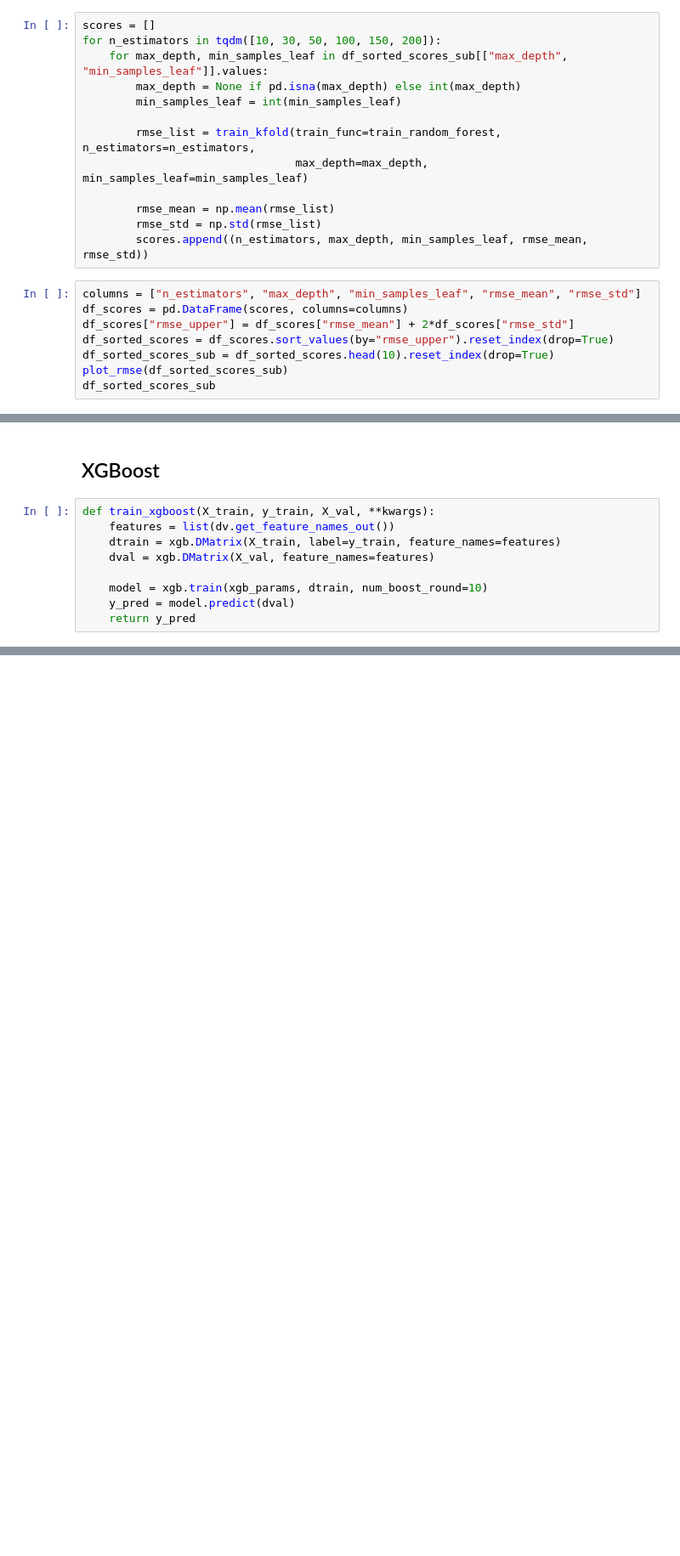
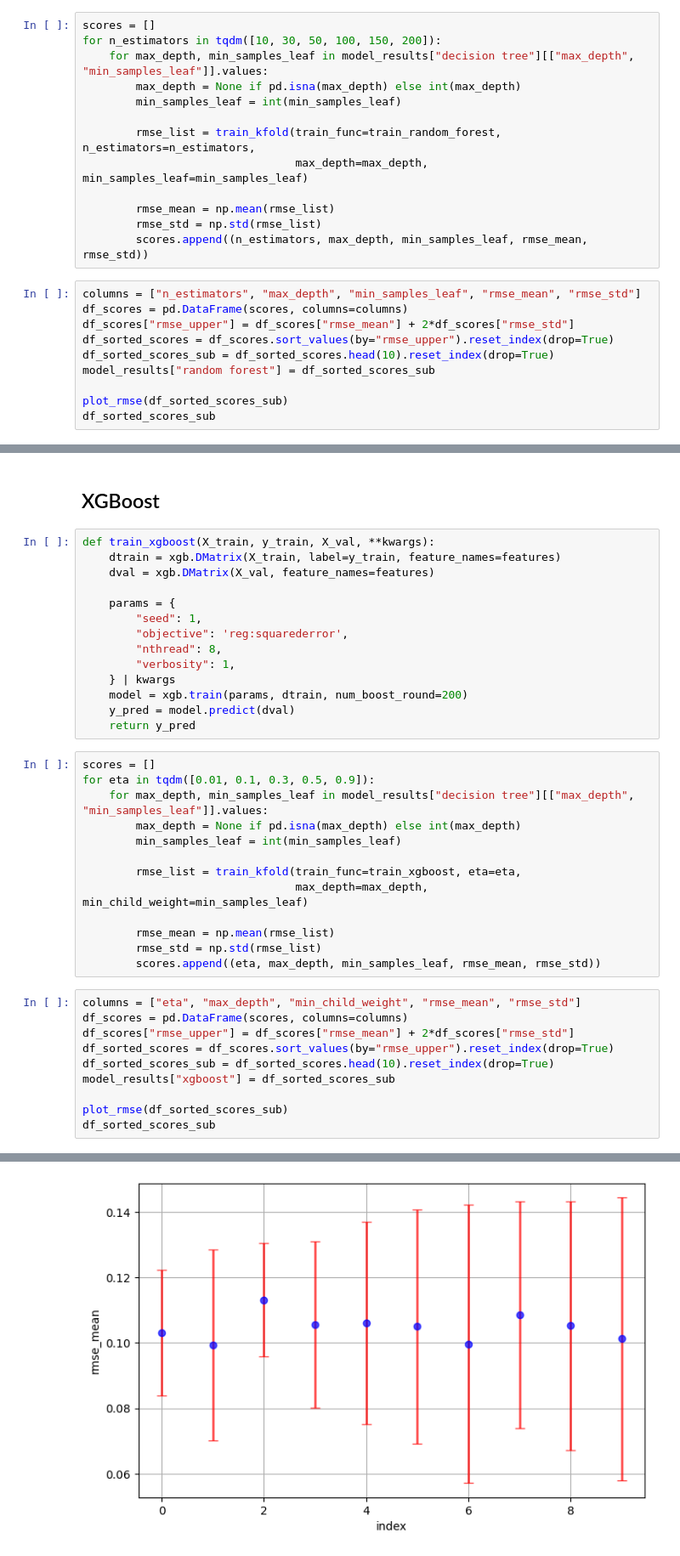
Before and after one commit to spencer18001/ml_zoomcamp_project_2024_midterm, a Jupyter notebook: Notebook/notebook.ipynb, the cells around one changed output, grey strips where cells are left out. Shown at 85% size. Drawn from its saved outputs; the diff is of its cells as text; blank space fills up the shorter version.

```diff
--- a/Notebook/notebook.ipynb
+++ b/Notebook/notebook.ipynb
@@ -305,7 +313,7 @@ def train_random_forest(X_train, y_train, X_val, **kwargs):
 # %%
 scores = []
 for n_estimators in tqdm([10, 30, 50, 100, 150, 200]):
-    for max_depth, min_samples_leaf in df_sorted_scores_sub[["max_depth", "min_samples_leaf"]].values:
+    for max_depth, min_samples_leaf in model_results["decision tree"][["max_depth", "min_samples_leaf"]].values:
         max_depth = None if pd.isna(max_depth) else int(max_depth)
         min_samples_leaf = int(min_samples_leaf)
 
@@ -321,6 +329,8 @@ df_scores = pd.DataFrame(scores, columns=columns)
 df_scores["rmse_upper"] = df_scores["rmse_mean"] + 2*df_scores["rmse_std"]
 df_sorted_scores = df_scores.sort_values(by="rmse_upper").reset_index(drop=True)
 df_sorted_scores_sub = df_sorted_scores.head(10).reset_index(drop=True)
+model_results["random forest"] = df_sorted_scores_sub
+
 plot_rmse(df_sorted_scores_sub)
 df_sorted_scores_sub
 # %% [output]
@@ -341,10 +351,39 @@ RangeIndex(start=0, stop=10, step=1)
 ## XGBoost
 # %%
 def train_xgboost(X_train, y_train, X_val, **kwargs):
-    features = list(dv.get_feature_names_out())
     dtrain = xgb.DMatrix(X_train, label=y_train, feature_names=features)
     dval = xgb.DMatrix(X_val, feature_names=features)
 
-    model = xgb.train(xgb_params, dtrain, num_boost_round=10)
+    params = {
+        "seed": 1,
+        "objective": 'reg:squarederror',
+        "nthread": 8,
+        "verbosity": 1,
+    } | kwargs
+    model = xgb.train(params, dtrain, num_boost_round=200)
     y_pred = model.predict(dval)
     return y_pred
+# %%
+scores = []
+for eta in tqdm([0.01, 0.1, 0.3, 0.5, 0.9]):
+    for max_depth, min_samples_leaf in model_results["decision tree"][["max_depth", "min_samples_leaf"]].values:
+        max_depth = None if pd.isna(max_depth) else int(max_depth)
+        min_samples_leaf = int(min_samples_leaf)
+
+        rmse_list = train_kfold(train_func=train_xgboost, eta=eta,
+                                max_depth=max_depth, min_child_weight=min_samples_leaf)
+
+        rmse_mean = np.mean(rmse_list)
+        rmse_std = np.std(rmse_list)
+        scores.append((eta, max_depth, min_samples_leaf, rmse_mean, rmse_std))
+# %%
+columns = ["eta", "max_depth", "min_child_weight", "rmse_mean", "rmse_std"]
+df_scores = pd.DataFrame(scores, columns=columns)
+df_scores["rmse_upper"] = df_scores["rmse_mean"] + 2*df_scores["rmse_std"]
+df_sorted_scores = df_scores.sort_values(by="rmse_upper").reset_index(drop=True)
+df_sorted_scores_sub = df_sorted_scores.head(10).reset_index(drop=True)
+model_results["xgboost"] = df_sorted_scores_sub
+
+plot_rmse(df_sorted_scores_sub)
+df_sorted_scores_sub
+# %% [output]
@@ -350,0 +391 @@ def train_xgboost(X_train, y_train, X_val, **kwargs):
+[figure, added]
```
Also changed, not shown: parts of 11 cells of this notebook.
